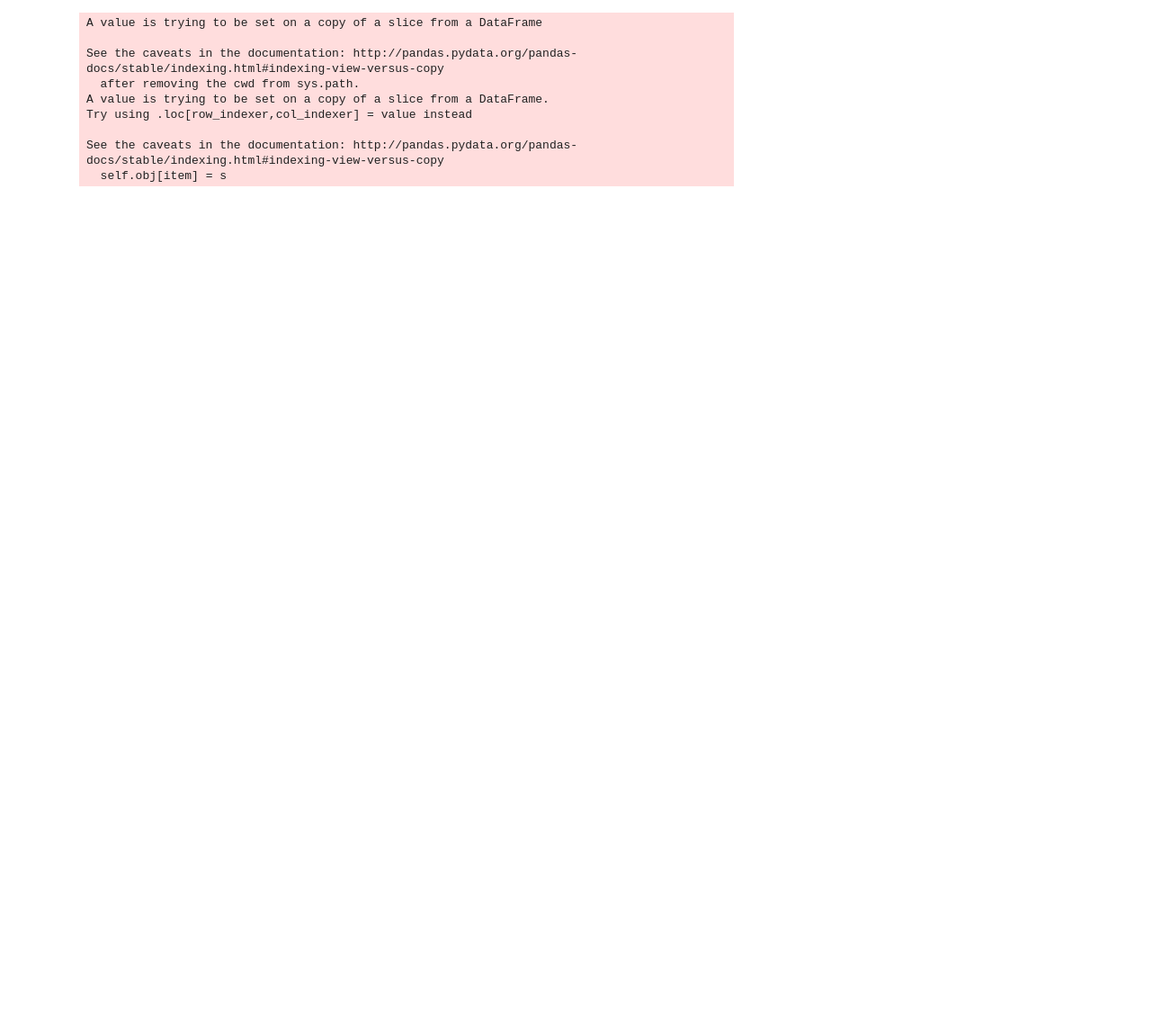
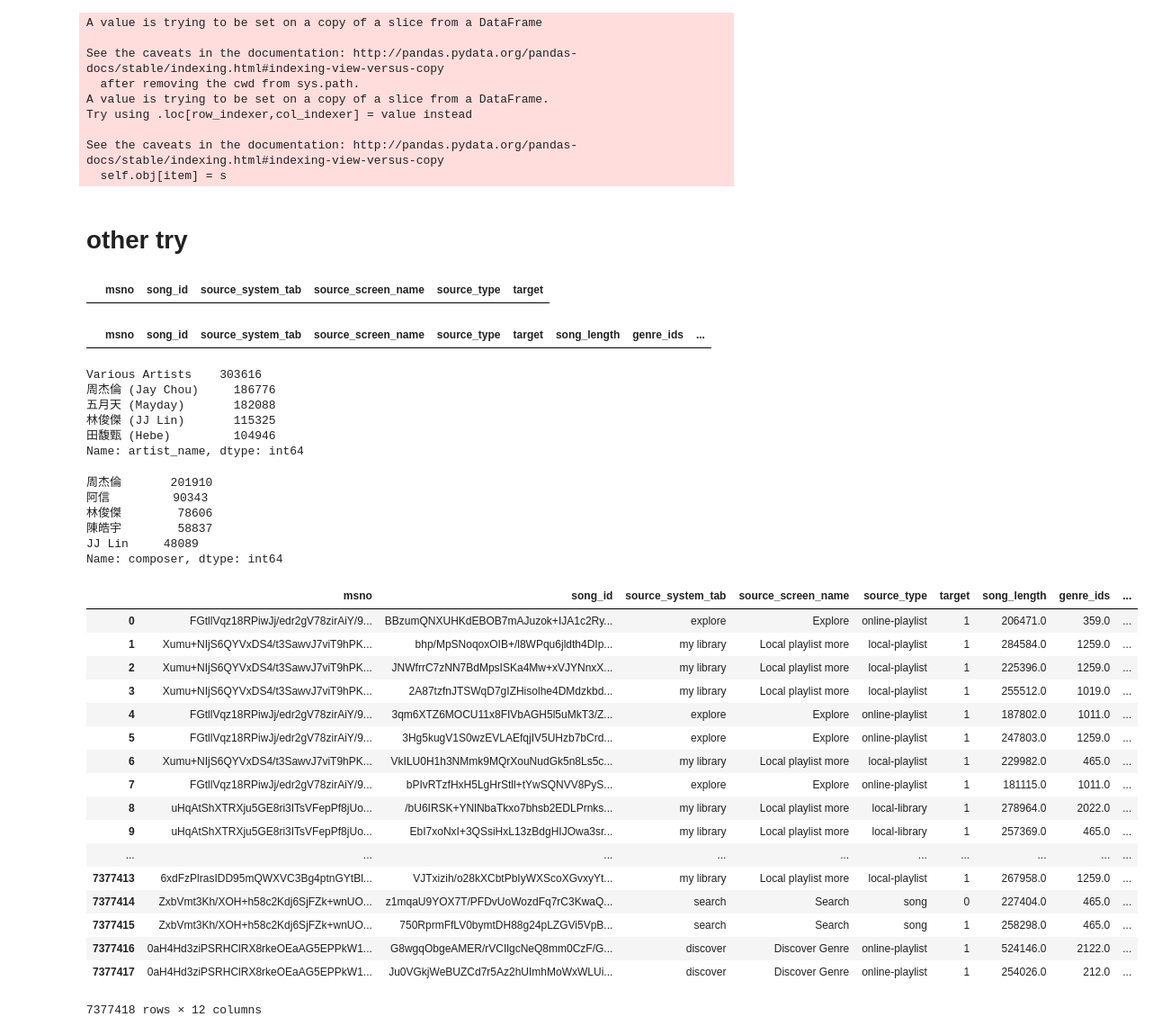
Before and after one commit to ShangyinGao/kaggle-KKBox, a Jupyter notebook: kaggle-data-to-numeric.ipynb, the cells around one changed output. Shown: that part at 90% size. Cells and saved outputs as stored; diff of their text form; code cells hidden in the pictures; blank space fills up the shorter version.

```diff
--- a/kaggle-data-to-numeric.ipynb
+++ b/kaggle-data-to-numeric.ipynb
@@ -34,3 +34,52 @@ Try using .loc[row_indexer,col_indexer] = value instead
 
 See the caveats in the documentation: http://pandas.pydata.org/pandas-docs/stable/indexing.html#indexing-view-versus-copy
   self.obj[item] = s
+# %% [markdown]
+# other try
+# %%
+dtrain.head(0)
+# %% [output]
+|  | msno | song_id | source_system_tab | source_screen_name | source_type | target |
+# %%
+train.head(0)
+# %% [output]
+|  | msno | song_id | source_system_tab | source_screen_name | source_type | target | song_length | genre_ids | ... |
+# %%
+train.artist_name.value_counts().sort_values(ascending=False).head()
+# %% [output]
+Various Artists    303616
+周杰倫 (Jay Chou)     186776
+五月天 (Mayday)       182088
+林俊傑 (JJ Lin)       115325
+田馥甄 (Hebe)         104946
+Name: artist_name, dtype: int64
+# %%
+train.composer.value_counts().sort_values(ascending=False).head()
+# %% [output]
+周杰倫       201910
+阿信         90343
+林俊傑        78606
+陳皓宇        58837
+JJ Lin     48089
+Name: composer, dtype: int64
+# %%
+train.convert_objects(convert_numeric=True)
+# %% [output]
+|  | msno | song_id | source_system_tab | source_screen_name | source_type | target | song_length | genre_ids | ... |
+| 0 | FGtllVqz18RPiwJj/edr2gV78zirAiY/9... | BBzumQNXUHKdEBOB7mAJuzok+IJA1c2Ry... | explore | Explore | online-playlist | 1 | 206471.0 | 359.0 | ... |
+| 1 | Xumu+NIjS6QYVxDS4/t3SawvJ7viT9hPK... | bhp/MpSNoqoxOIB+/l8WPqu6jldth4DIp... | my library | Local playlist more | local-playlist | 1 | 284584.0 | 1259.0 | ... |
+| 2 | Xumu+NIjS6QYVxDS4/t3SawvJ7viT9hPK... | JNWfrrC7zNN7BdMpsISKa4Mw+xVJYNnxX... | my library | Local playlist more | local-playlist | 1 | 225396.0 | 1259.0 | ... |
+| 3 | Xumu+NIjS6QYVxDS4/t3SawvJ7viT9hPK... | 2A87tzfnJTSWqD7gIZHisolhe4DMdzkbd... | my library | Local playlist more | local-playlist | 1 | 255512.0 | 1019.0 | ... |
+| 4 | FGtllVqz18RPiwJj/edr2gV78zirAiY/9... | 3qm6XTZ6MOCU11x8FIVbAGH5l5uMkT3/Z... | explore | Explore | online-playlist | 1 | 187802.0 | 1011.0 | ... |
+| 5 | FGtllVqz18RPiwJj/edr2gV78zirAiY/9... | 3Hg5kugV1S0wzEVLAEfqjIV5UHzb7bCrd... | explore | Explore | online-playlist | 1 | 247803.0 | 1259.0 | ... |
+| 6 | Xumu+NIjS6QYVxDS4/t3SawvJ7viT9hPK... | VkILU0H1h3NMmk9MQrXouNudGk5n8Ls5c... | my library | Local playlist more | local-playlist | 1 | 229982.0 | 465.0 | ... |
+| 7 | FGtllVqz18RPiwJj/edr2gV78zirAiY/9... | bPIvRTzfHxH5LgHrStll+tYwSQNVV8PyS... | explore | Explore | online-playlist | 1 | 181115.0 | 1011.0 | ... |
+| 8 | uHqAtShXTRXju5GE8ri3ITsVFepPf8jUo... | /bU6IRSK+YNlNbaTkxo7bhsb2EDLPrnks... | my library | Local playlist more | local-library | 1 | 278964.0 | 2022.0 | ... |
+| 9 | uHqAtShXTRXju5GE8ri3ITsVFepPf8jUo... | EbI7xoNxI+3QSsiHxL13zBdgHIJOwa3sr... | my library | Local playlist more | local-library | 1 | 257369.0 | 465.0 | ... |
+| ... | ... | ... | ... | ... | ... | ... | ... | ... | ... |
+| 7377413 | 6xdFzPlrasIDD95mQWXVC3Bg4ptnGYtBl... | VJTxizih/o28kXCbtPbIyWXScoXGvxyYt... | my library | Local playlist more | local-playlist | 1 | 267958.0 | 1259.0 | ... |
+| 7377414 | ZxbVmt3Kh/XOH+h58c2Kdj6SjFZk+wnUO... | z1mqaU9YOX7T/PFDvUoWozdFq7rC3KwaQ... | search | Search | song | 0 | 227404.0 | 465.0 | ... |
+| 7377415 | ZxbVmt3Kh/XOH+h58c2Kdj6SjFZk+wnUO... | 750RprmFfLV0bymtDH88g24pLZGVi5VpB... | search | Search | song | 1 | 258298.0 | 465.0 | ... |
+| 7377416 | 0aH4Hd3ziPSRHClRX8rkeOEaAG5EPPkW1... | G8wgqObgeAMER/rVCIlgcNeQ8mm0CzF/G... | discover | Discover Genre | online-playlist | 1 | 524146.0 | 2122.0 | ... |
+| 7377417 | 0aH4Hd3ziPSRHClRX8rkeOEaAG5EPPkW1... | Ju0VGkjWeBUZCd7r5Az2hUImhMoWxWLUi... | discover | Discover Genre | online-playlist | 1 | 254026.0 | 212.0 | ... |
+7377418 rows × 12 columns
```
Also changed, not shown: parts of 1 cell of this notebook, 4 other files.
